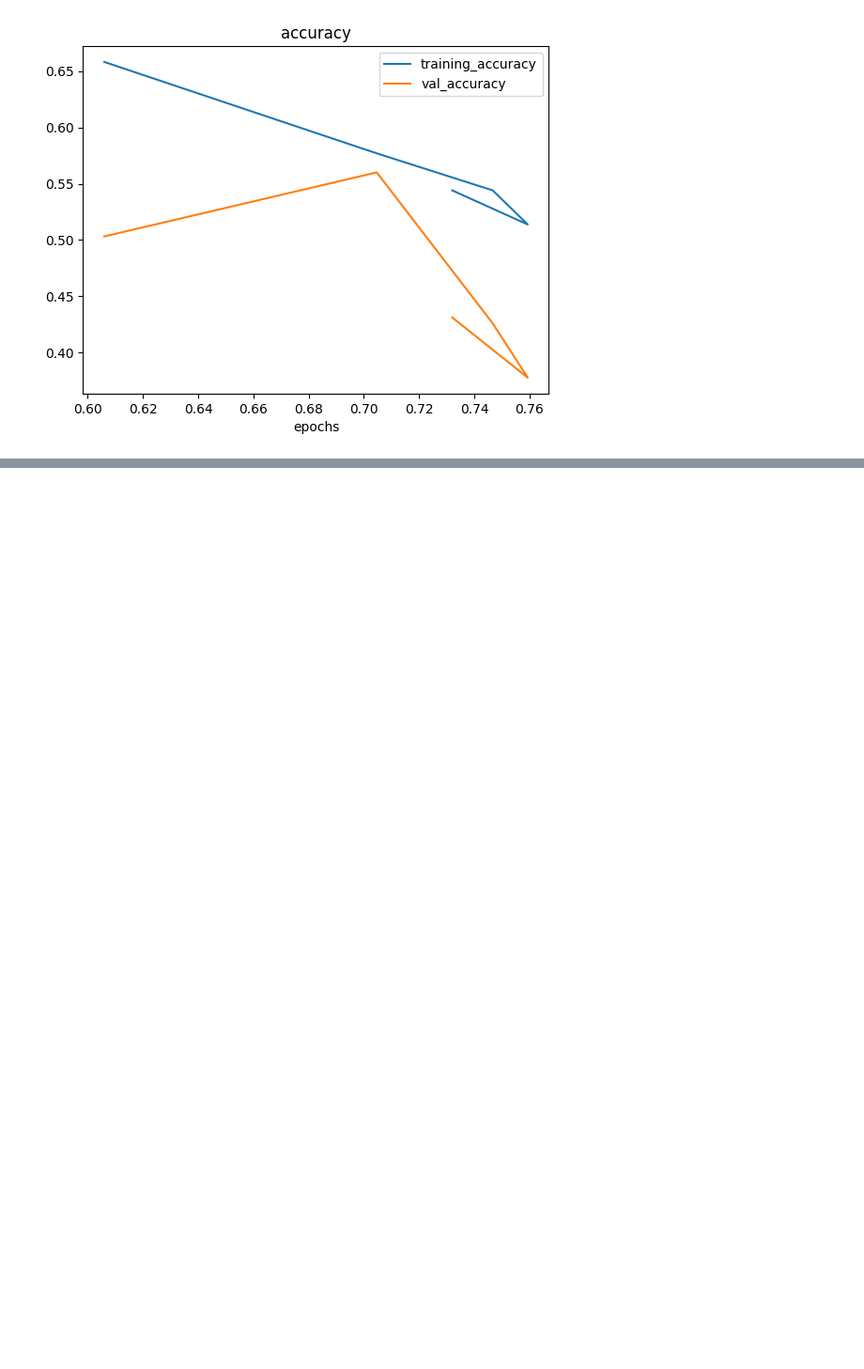
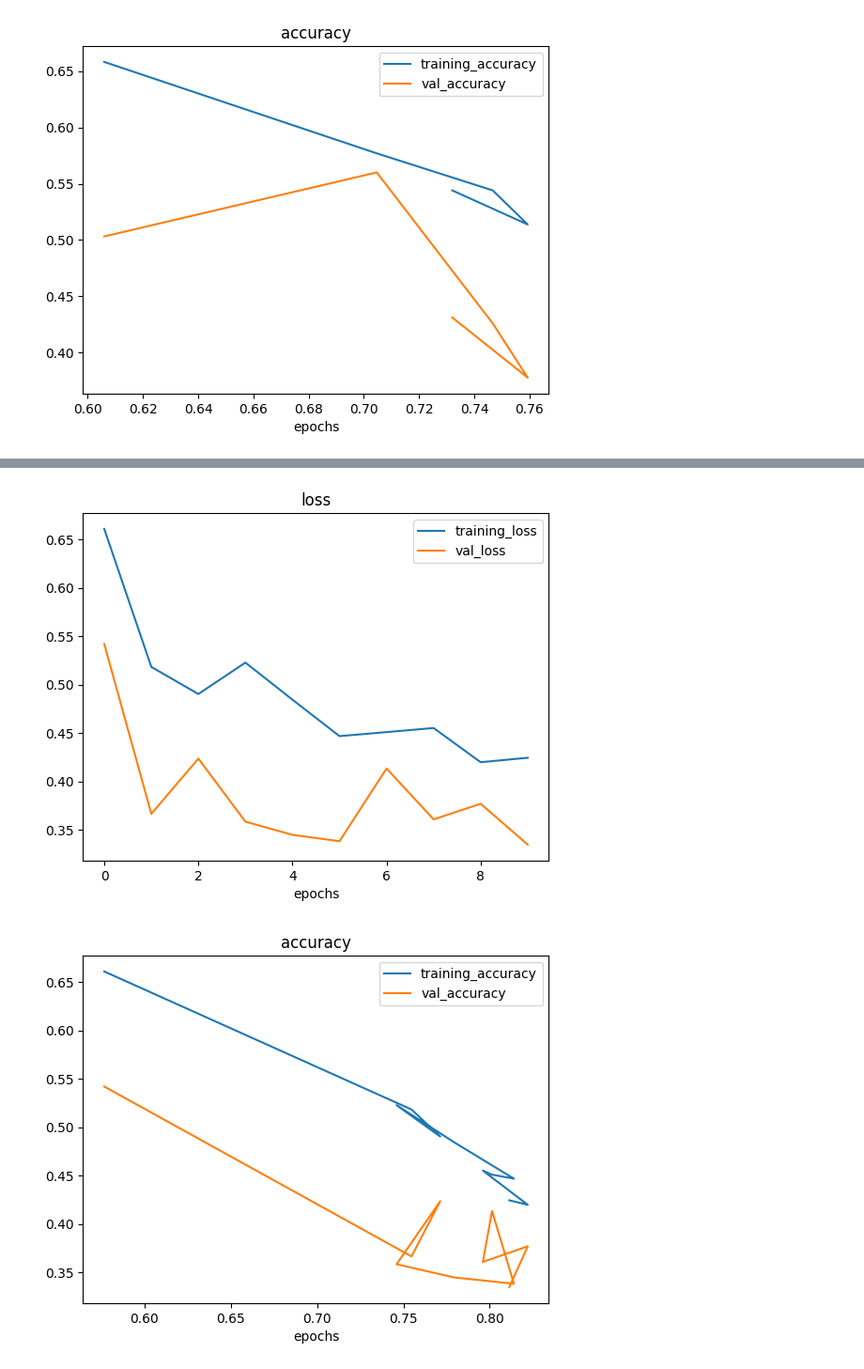
Before and after one commit to theclosedbook/TensorFlow, a Jupyter notebook: 03_into_to_compuetr_vision.ipynb, the cells around one changed output, grey strips where cells are left out. Shown at 94% size. Saved outputs shown, nothing was run; the diff lists cells and outputs as text; code cells hidden in the pictures; blank space fills up the shorter version.

```diff
--- a/03_into_to_compuetr_vision.ipynb
+++ b/03_into_to_compuetr_vision.ipynb
@@ -1121,0 +1150,25 @@ plot_loss_curves(history_7)
+# %%
+# Create a new model
+
+model_8 = Sequential([
+    Conv2D(10,3,activation = 'relu', input_shape=(224,224,3)),
+    Conv2D(10,3,activation="relu"),
+    MaxPool2D(),
+    Conv2D(10,3,activation='relu'),
+    Conv2D(10,3,activation='relu'),
+    MaxPool2D(),
+    Flatten(),
+    Dense(1,activation='sigmoid')
+])
+
+# Compile the model
+model_8.compile(loss='binary_crossentropy',
+                optimizer=tf.keras.optimizers.Adam(),
+                metrics=["accuracy"])
+
+# Fit the model
+history_8 = model_8.fit(train_data_augumented_shuffle,
+                        epochs=10,
+                        steps_per_epoch=len(train_data_augumented_shuffle),
+                        validation_data=test_data,
+                        validation_steps=len(test_data))
@@ -1121,0 +1196,6 @@ plot_loss_curves(history_7)
+# %%
+# Plot the curves
+plot_loss_curves(history_8)
+# %% [output]
+[figure, added]
+[figure, added]
```
Also changed, not shown: parts of 20 cells of this notebook.
